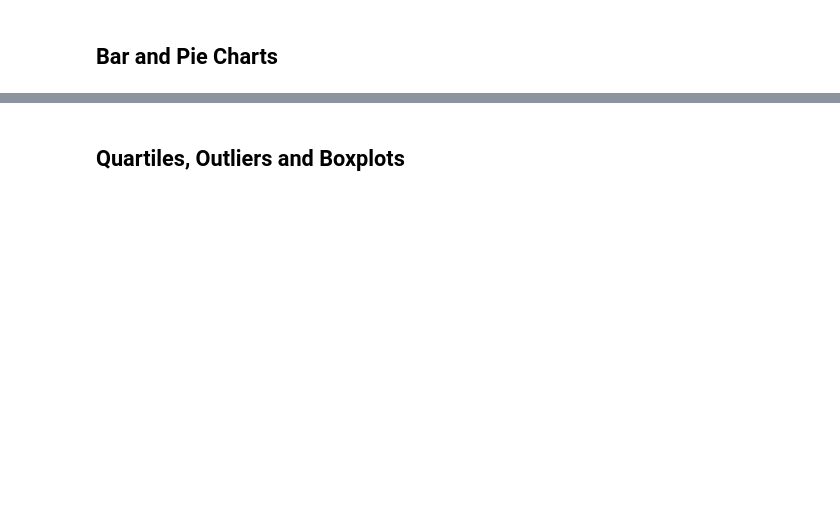
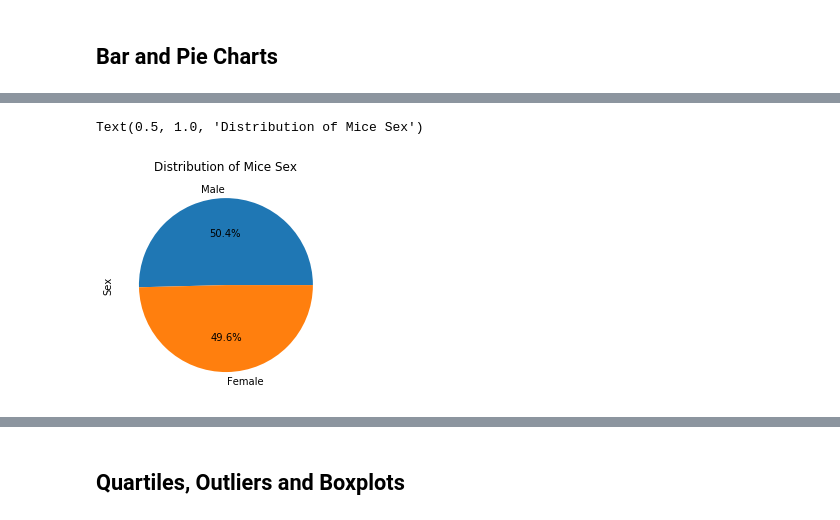
Before and after one commit to alextorres12/matplotlib-challenge, a Jupyter notebook: Pymaceuticals/pymaceuticals_starter.ipynb, the cells around one changed output, grey strips where cells are left out. Drawn from its saved outputs; the diff is of its cells as text; code cells hidden in the pictures; blank space fills up the shorter version.

```diff
--- a/Pymaceuticals/pymaceuticals_starter.ipynb
+++ b/Pymaceuticals/pymaceuticals_starter.ipynb
@@ -81 +151,12 @@ Name: Mouse ID, Length: 249, dtype: int64
+# %%
+# Generate a pie plot showing the distribution of female versus male mice using pandas
+sex_mice = cleaned_data.loc[:,["Sex","Mouse ID"]]
+sex_mice = sex_mice.drop_duplicates()
+
+sex_count = sex_mice["Sex"].value_counts()
+sex_count.plot(kind='pie',autopct='%.1f%%')
+plt.title("Distribution of Mice Sex")
+# %% [output]
+Text(0.5, 1.0, 'Distribution of Mice Sex')
+[figure, added]
 # %%
```
Also changed, not shown: parts of 12 cells of this notebook.
